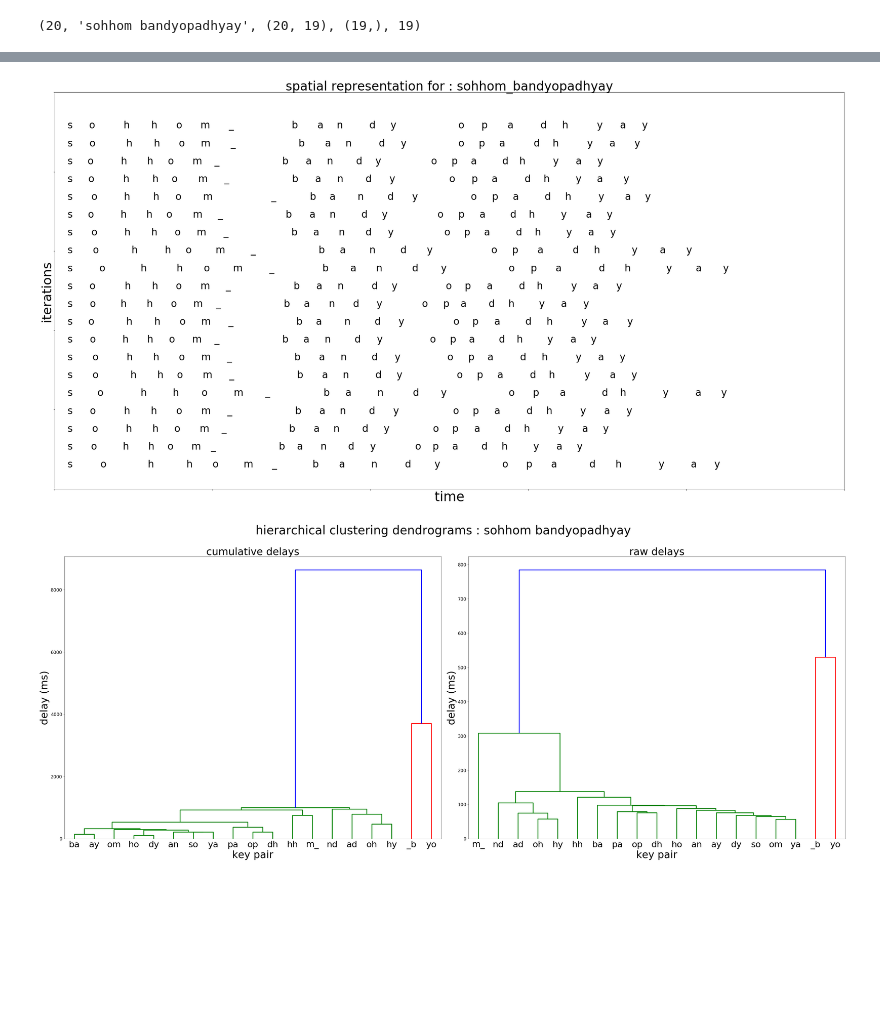
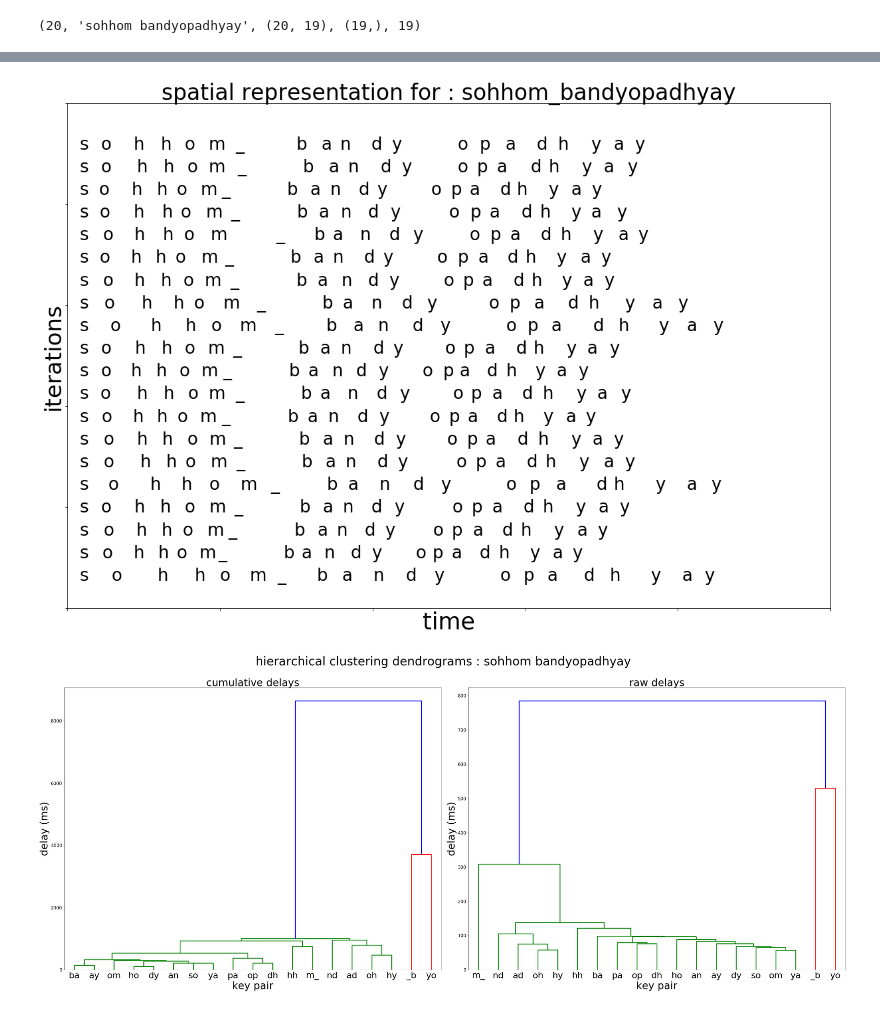
Before and after one commit to sigmaroles/keystroke-chunking, a Jupyter notebook: main_presentation_names.ipynb, the cells around one changed output, grey strips where cells are left out. Drawn from its saved outputs; the diff is of its cells as text; code cells hidden in the pictures; blank space fills up the shorter version.

```diff
--- a/main_presentation_names.ipynb
+++ b/main_presentation_names.ipynb
@@ -62,7 +65,7 @@ len(typedname), typedname, raw_delays.shape, del2.shape, len(keypairs)
 # %% [output]
 (20, 'sohhom bandyopadhyay', (20, 19), (19,), 19)
 # %%
-matplotlib.rcParams['figure.figsize'] = 20, 10
+matplotlib.rcParams['figure.figsize'] = 15, 8
 _, ax = plt.subplots()
 _, __ = ax.set_xticks(range(len(del1))), ax.set_xticklabels(keypairs, fontsize=18)
 _, __ = ax.set_ylabel('delay (ms)'), ax.set_xlabel('key pair')
@@ -77,22 +80,22 @@ plt.savefig('name__first_last_ten.png', format='png')
 # %%
 ypos = 0.01
 ydelta = 0.045
-matplotlib.rcParams['figure.figsize'] = 30,16
+matplotlib.rcParams['figure.figsize'] = 17,12
 typedname_ = typedname.replace(' ','_')
 for dd in raw_delays:
     xposvector = get_xpos_from_delays(dd, space_min = 0.016, max_delta_spacing=0.07)
     for char, xpos in zip(typedname_, xposvector):
         plt.text(xpos, ypos + ydelta, char, fontsize=26)
     ypos += ydelta
 
 plt.title('spatial representation for : '+typedname_, fontsize=33)
 plt.xlabel('time', fontsize=35)
 plt.ylabel('iterations', fontsize=34)
 plt.tick_params(axis='both', labelbottom=False, labelleft=False)
 plt.tight_layout()
 plt.savefig('name__spatialrep.png', format='png')
 # %% [output]
-[figure, old version]
+[figure, new version]
 # %%
 matplotlib.rcParams['figure.figsize'] = 40, 17
 
```
Also changed, not shown: parts of 5 cells of this notebook, 21 other files.
